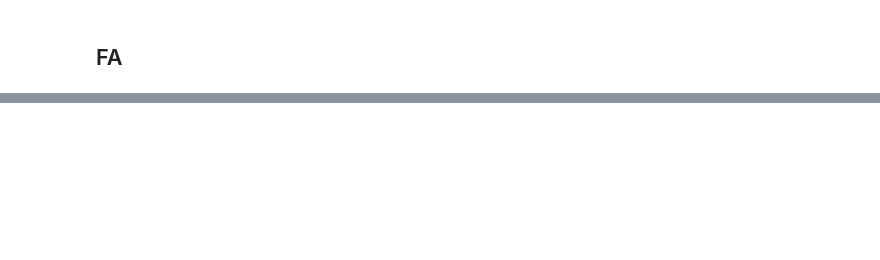
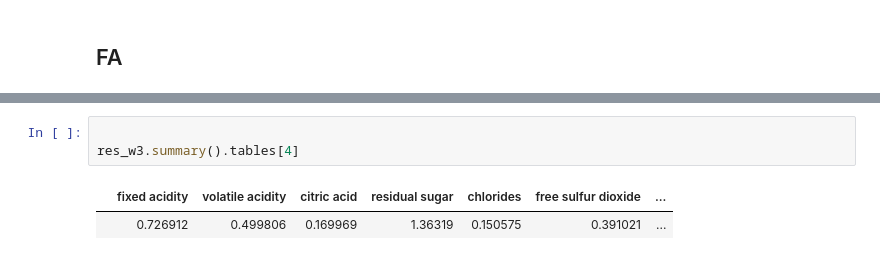
Before and after one commit to rebeckakarras/projekt2, a Jupyter notebook: lab2.ipynb, the cells around one changed output, grey strips where cells are left out. Drawn from its saved outputs; the diff is of its cells as text; blank space fills up the shorter version.

```diff
--- a/lab2.ipynb
+++ b/lab2.ipynb
@@ -304,0 +402,6 @@ sns.heatmap(corr, annot = True)
+# %%
+
+res_w3.summary().tables[4]
+# %% [output]
+|  | fixed acidity | volatile acidity | citric acid | residual sugar | chlorides | free sulfur dioxide | ... |
+|  | 0.726912 | 0.499806 | 0.169969 | 1.36319 | 0.150575 | 0.391021 | ... |
```
Also changed, not shown: parts of 13 cells of this notebook.
